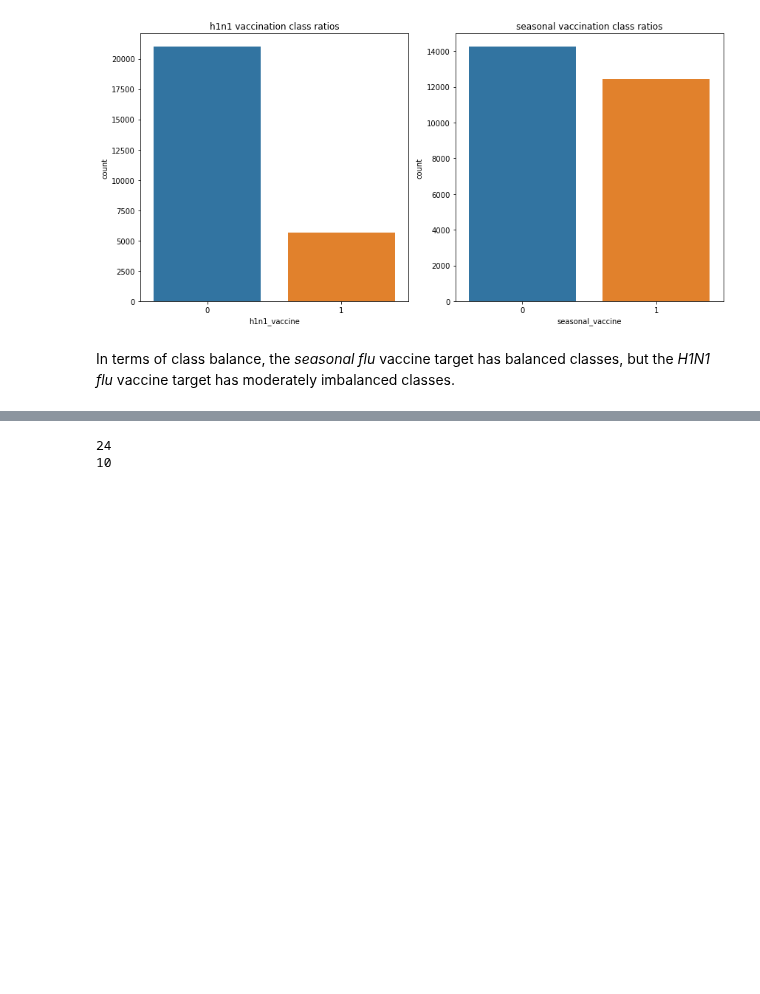
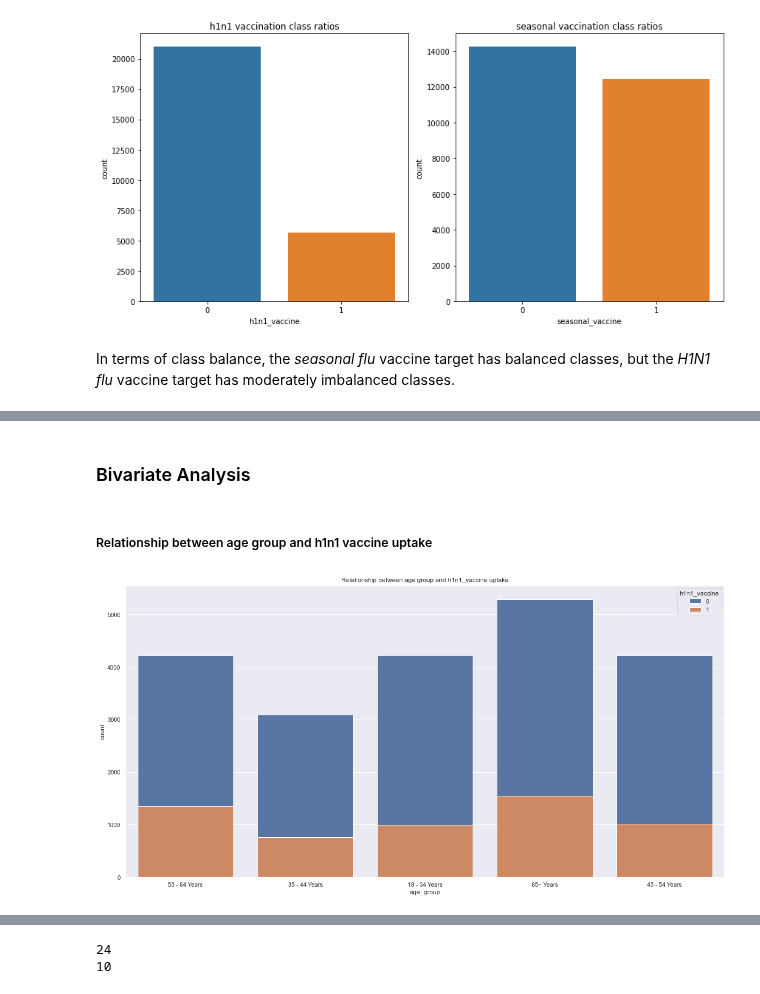
Before and after one commit to Antony-Kimanthi/Flu-Shot-Learning-Predict-H1N1-and-Seasonal-Flu-Vaccines, a Jupyter notebook: Notebook.ipynb, the cells around one changed output, grey strips where cells are left out. Drawn from its saved outputs; the diff is of its cells as text; code cells hidden in the pictures; blank space fills up the shorter version.

```diff
--- a/Notebook.ipynb
+++ b/Notebook.ipynb
@@ -246,0 +281,10 @@ In terms of class balance, the *seasonal flu* vaccine target has balanced classe
+# %% [markdown]
+### Bivariate Analysis
+# %% [markdown]
+##### Relationship between age group and h1n1 vaccine uptake
+# %%
+f, ax = plt.subplots(figsize=(20,10))
+ax = sns.countplot(x='age_group', hue='h1n1_vaccine', data=df, dodge=False)
+ax.set_title('Relationship between age group and h1n1 vaccine uptake');
+# %% [output]
+[figure, added]
```
Also changed, not shown: parts of 72 cells of this notebook.
